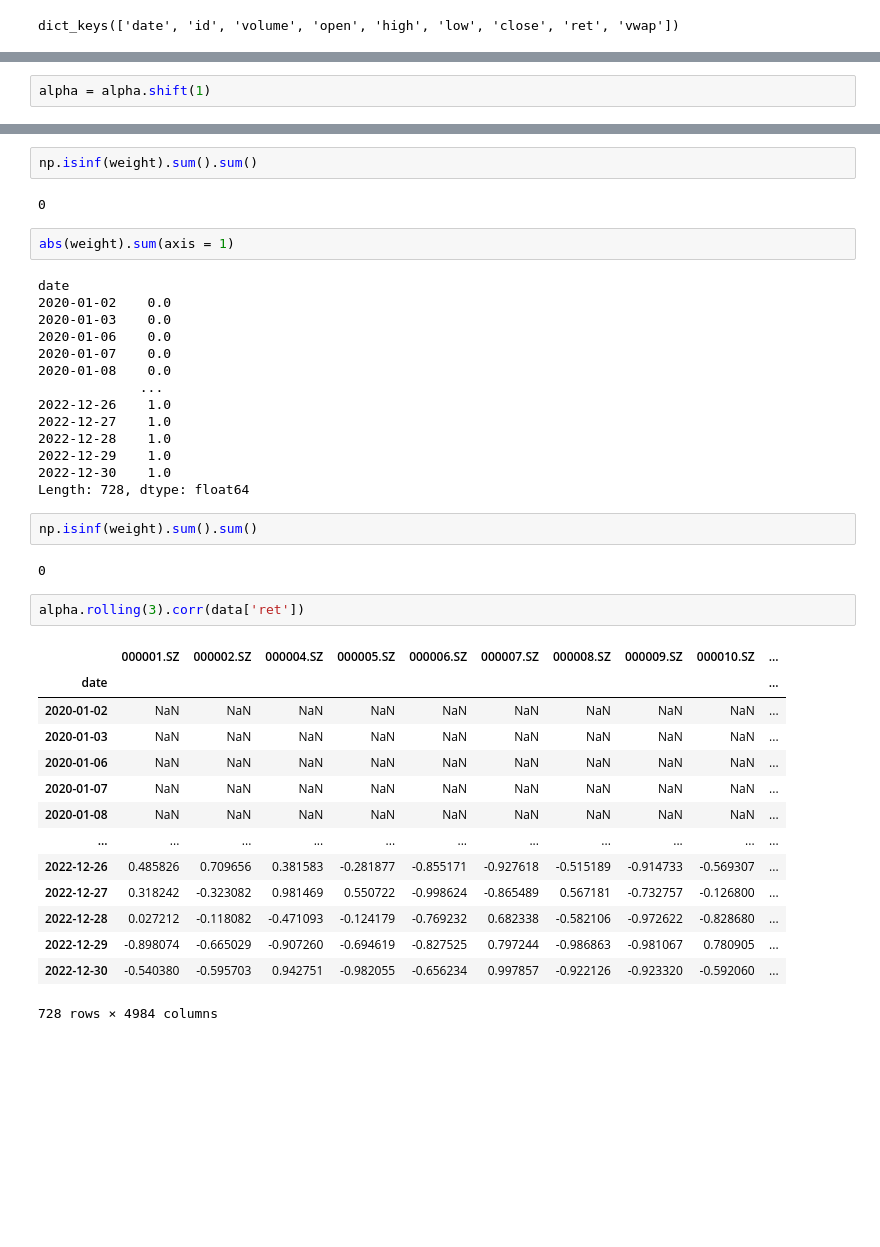
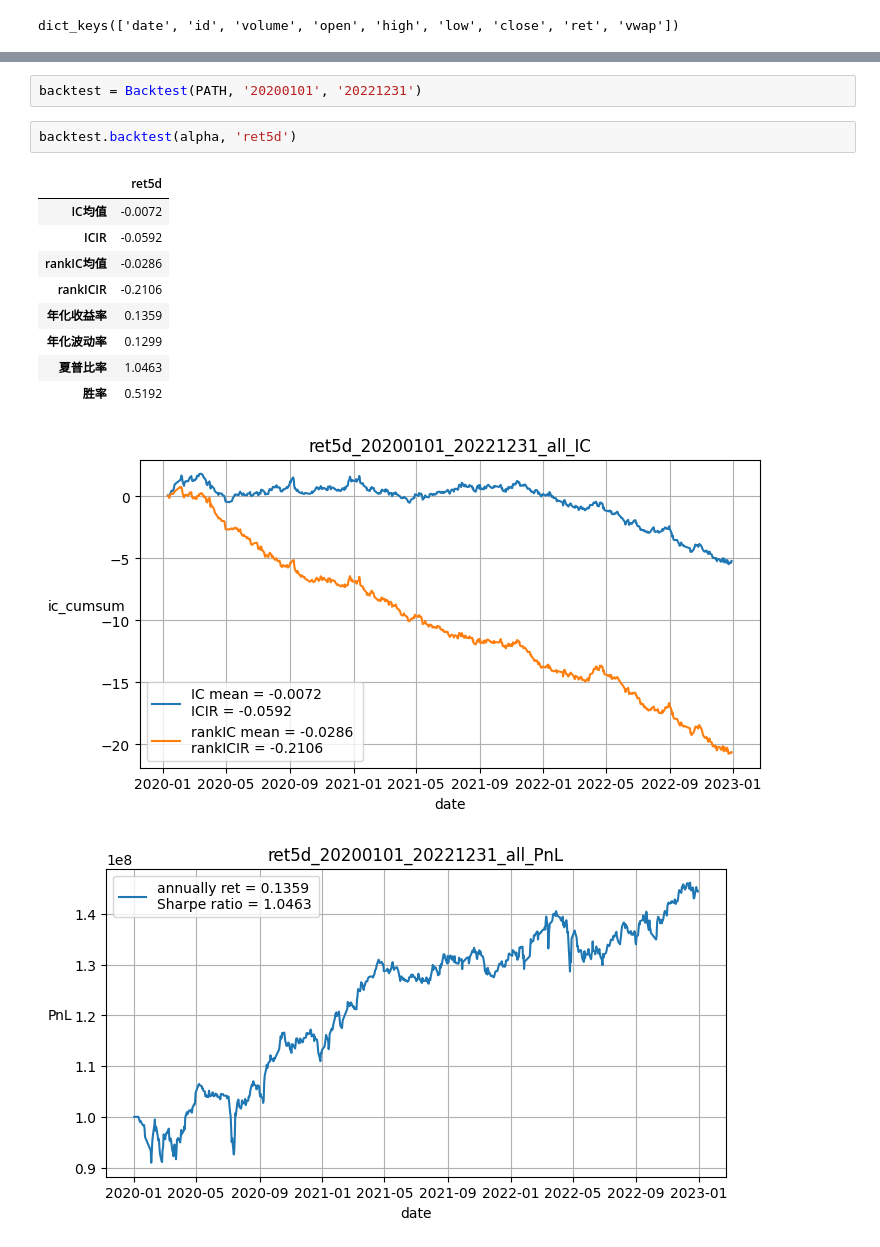
Before and after one commit to xingexjj/quantitative_trading_system, a Jupyter notebook: test.ipynb, the cells around one changed output, grey strips where cells are left out. Saved outputs shown, nothing was run; the diff lists cells and outputs as text; blank space fills up the shorter version.

Commit message:
add backtest module

```diff
--- a/test.ipynb
+++ b/test.ipynb
@@ -36,2 +31,0 @@ alpha[5:]
-# %%
-alpha = alpha.shift(1)
@@ -61,41 +32,16 @@ weight[5:]
-# %%
-np.isinf(weight).sum().sum()
-# %% [output]
-0
-# %%
-abs(weight).sum(axis = 1)
-# %% [output]
-date
-2020-01-02    0.0
-2020-01-03    0.0
-2020-01-06    0.0
-2020-01-07    0.0
-2020-01-08    0.0
-             ...
-2022-12-26    1.0
-2022-12-27    1.0
-2022-12-28    1.0
-2022-12-29    1.0
-2022-12-30    1.0
-Length: 728, dtype: float64
-# %%
-np.isinf(weight).sum().sum()
-# %% [output]
-0
-# %%
-alpha.rolling(3).corr(data['ret'])
-# %% [output]
-|  | 000001.SZ | 000002.SZ | 000004.SZ | 000005.SZ | 000006.SZ | 000007.SZ | 000008.SZ | 000009.SZ | 000010.SZ | ... |
-| date |  |  |  |  |  |  |  |  |  | ... |
-| 2020-01-02 | NaN | NaN | NaN | NaN | NaN | NaN | NaN | NaN | NaN | ... |
-| 2020-01-03 | NaN | NaN | NaN | NaN | NaN | NaN | NaN | NaN | NaN | ... |
-| 2020-01-06 | NaN | NaN | NaN | NaN | NaN | NaN | NaN | NaN | NaN | ... |
-| 2020-01-07 | NaN | NaN | NaN | NaN | NaN | NaN | NaN | NaN | NaN | ... |
-| 2020-01-08 | NaN | NaN | NaN | NaN | NaN | NaN | NaN | NaN | NaN | ... |
-| ... | ... | ... | ... | ... | ... | ... | ... | ... | ... | ... |
-| 2022-12-26 | 0.485826 | 0.709656 | 0.381583 | -0.281877 | -0.855171 | -0.927618 | -0.515189 | -0.914733 | -0.569307 | ... |
-| 2022-12-27 | 0.318242 | -0.323082 | 0.981469 | 0.550722 | -0.998624 | -0.865489 | 0.567181 | -0.732757 | -0.126800 | ... |
-| 2022-12-28 | 0.027212 | -0.118082 | -0.471093 | -0.124179 | -0.769232 | 0.682338 | -0.582106 | -0.972622 | -0.828680 | ... |
-| 2022-12-29 | -0.898074 | -0.665029 | -0.907260 | -0.694619 | -0.827525 | 0.797244 | -0.986863 | -0.981067 | 0.780905 | ... |
-| 2022-12-30 | -0.540380 | -0.595703 | 0.942751 | -0.982055 | -0.656234 | 0.997857 | -0.922126 | -0.923320 | -0.592060 | ... |
-728 rows × 4984 columns
+# %%
+backtest = Backtest(PATH, '20200101', '20221231')
+# %%
+backtest.backtest(alpha, 'ret5d')
+# %% [output]
+|  | ret5d |
+| IC均值 | -0.0072 |
+| ICIR | -0.0592 |
+| rankIC均值 | -0.0286 |
+| rankICIR | -0.2106 |
+| 年化收益率 | 0.1359 |
+| 年化波动率 | 0.1299 |
+| 夏普比率 | 1.0463 |
+| 胜率 | 0.5192 |
+[figure, added]
+[figure, added]
```
Also changed, not shown: parts of 6 cells of this notebook, 1 other file.
